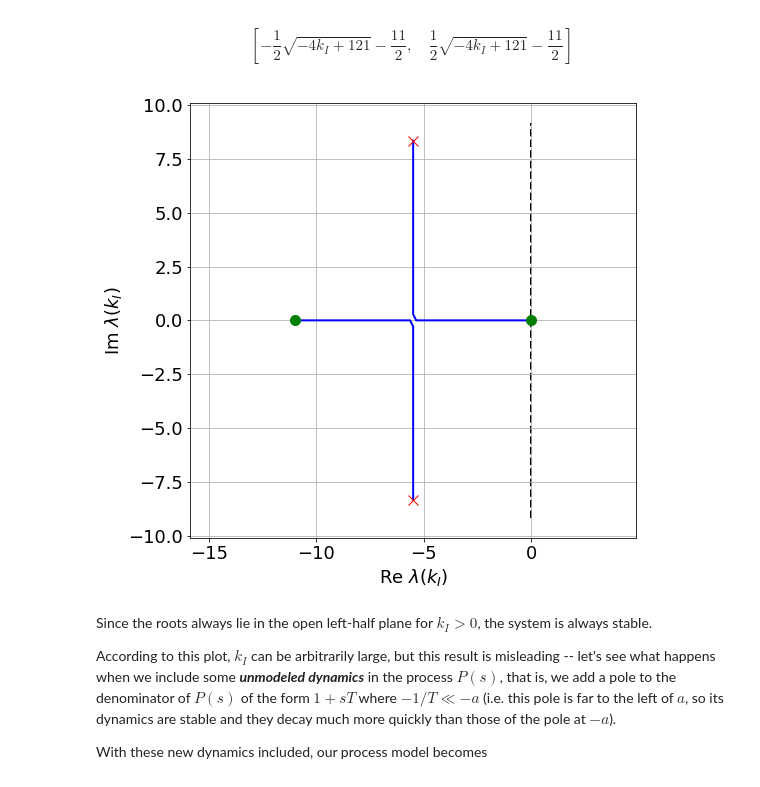
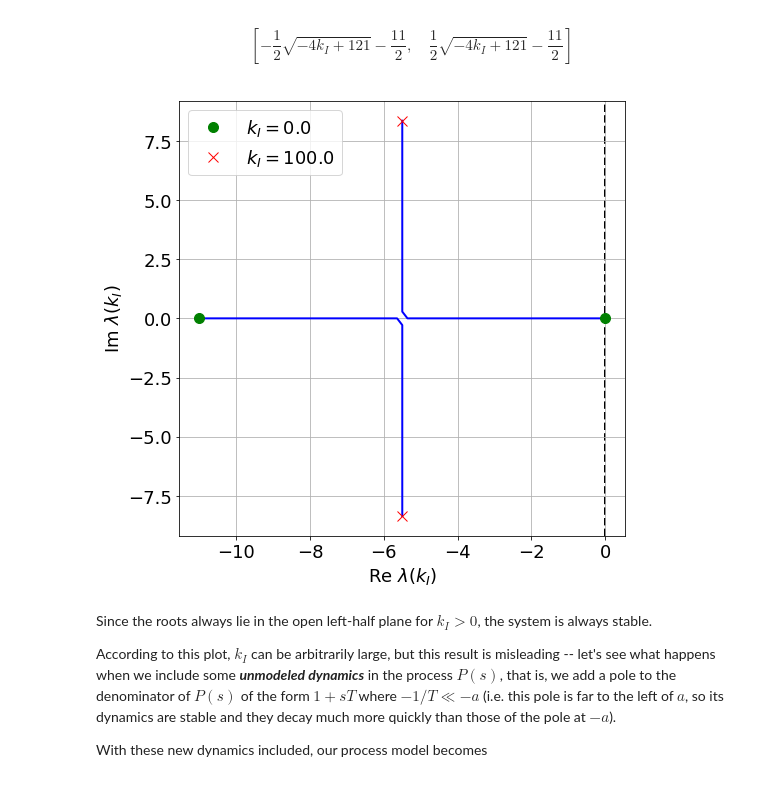
Before and after one commit to sburden/447-19fa, a Jupyter notebook: 447_lec_examples.ipynb, the cells around one changed output. Cells and saved outputs as stored; diff of their text form; code cells hidden in the pictures.

```diff
--- a/447_lec_examples.ipynb
+++ b/447_lec_examples.ipynb
@@ -1087,31 +1093,32 @@ $$\left [ - \frac{1}{2} \sqrt{- 4 k_{I} + 121} - \frac{11}{2}, \quad \frac{1}{2}
 # %%
 # numerical routine for evaluating roots as a function of k_I
 lambda_k_I = sym.lambdify(k_I,[root.subs(mu) for root in roots])
 
 # range of integrator values
 k_I = np.linspace(0.,100.,1000)
 
 # due to a quirk in the SymPy -> NumPy translation,
 # need to explicitly specify k_I is complex by adding 0j
 k_I = k_I + 0j
 
 # root locus
 locus = np.array(lambda_k_I(k_I)).T
 
 plt.figure(figsize=(8,8))
 ax = plt.subplot(1,1,1); ax.grid(True)
-ax.plot(locus.real,locus.imag,'b-',lw=2,label=r'$\lambda(k_I)$')
-ax.plot(locus[0].real,locus[0].imag,'go',ms=10)
-ax.plot(locus[-1].real,locus[-1].imag,'rx',ms=10)
+ax.plot(locus.real,locus.imag,'b-',lw=2)
+ax.plot(locus[0].real,locus[0].imag,'go',ms=10,label=r'$k_I=%0.1f$'%k_I[0].real)
+ax.plot(locus[-1].real,locus[-1].imag,'rx',ms=10,label=r'$k_I=%0.1f$'%k_I[-1].real)
 
 ylim = ax.get_ylim()
 ax.plot([0.,0.],ylim,'k--',lw=2,zorder=-1)
 ax.set_ylim(ylim)
 
 ax.set_xlabel(r'$\operatorname{Re}\ \lambda(k_I)$')
-ax.set_ylabel(r'$\operatorname{Im}\ \lambda(k_I)$');
+ax.set_ylabel(r'$\operatorname{Im}\ \lambda(k_I)$')
+ax.legend();
 # %% [output]
-[figure, old version]
+[figure, new version]
 # %% [markdown]
 Since the roots always lie in the open left-half plane for $k_I > 0$, the system is always stable.
 
```
Also changed, not shown: parts of 2 cells of this notebook, 2 other files.
